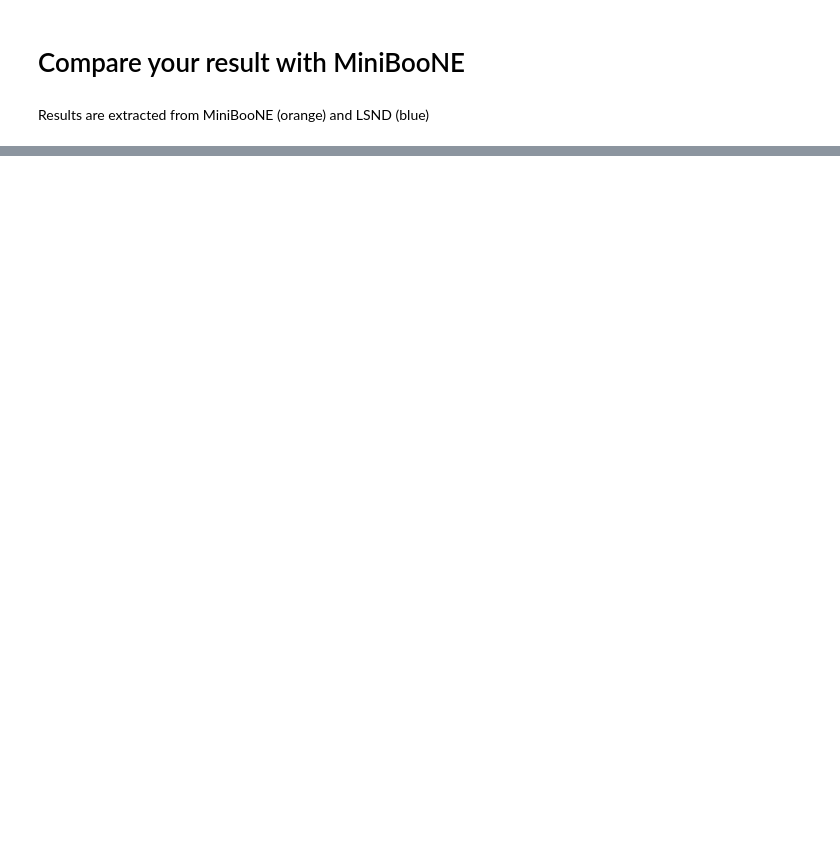
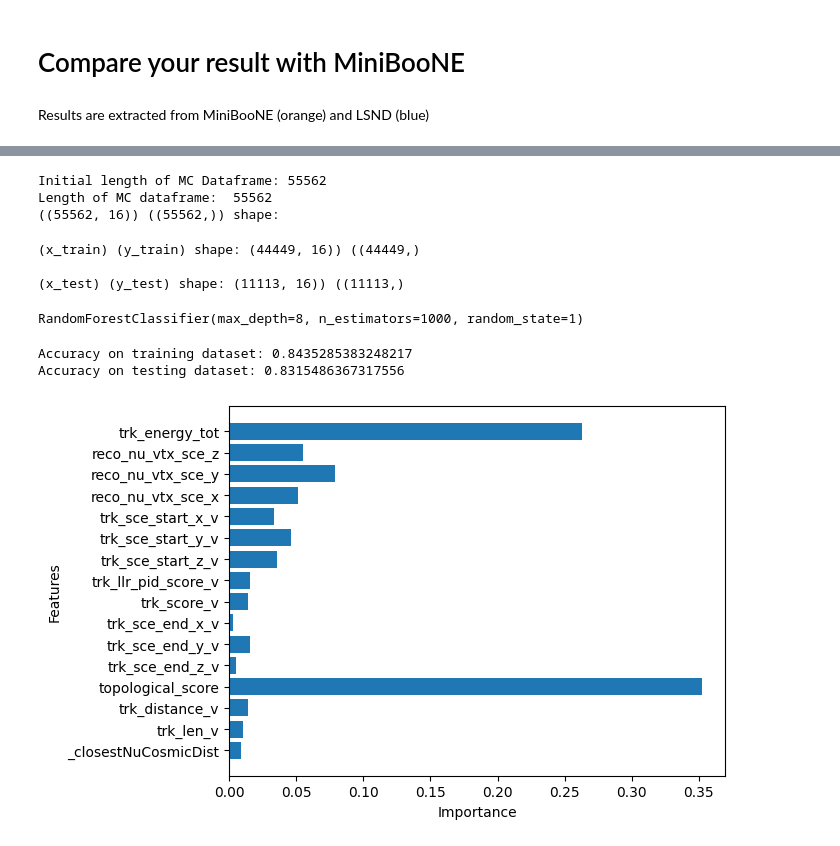
Before and after one commit to fredrikshaw/UOMLabs, a Jupyter notebook: MainAnalysis_template.ipynb, the cells around one changed output, grey strips where cells are left out. Cells and saved outputs as stored; diff of their text form; code cells hidden in the pictures; blank space fills up the shorter version.

```diff
--- a/MainAnalysis_template.ipynb
+++ b/MainAnalysis_template.ipynb
@@ -941,0 +780,80 @@ plt.show()
+# %%
+# Adjust data shape
+features = ['_closestNuCosmicDist', 'trk_len_v', 'trk_distance_v', 'topological_score', 'trk_sce_end_z_v', 'trk_sce_end_y_v', 'trk_sce_end_x_v', 'trk_score_v', 'trk_llr_pid_score_v', 'trk_sce_start_z_v', 'trk_sce_start_y_v', 'trk_sce_start_x_v', 'reco_nu_vtx_sce_x', 'reco_nu_vtx_sce_y', 'reco_nu_vtx_sce_z', 'trk_energy_tot']
+output = ['category']
+
+# Setup new database, NEED MORE VALUES
+MC_EXT_ML = MC_EXT.copy(deep = True)
+MC_EXT_ML = MC_EXT.sample(int(len(MC_EXT)/10))
+
+
+# Remove muon neutrino and electron neutrino events.
+
+print(f'Initial length of MC Dataframe: {len(MC_EXT_ML)}')
+
+# Resetting the index again
+MC_EXT_ML.reset_index(drop=True, inplace=True)
+
+# Print length of dataframe,, with length N
+print("Length of MC dataframe: ", len(MC_EXT_ML))
+
+# Setting up input parameters for random forest.
+X = MC_EXT_ML[features]
+y = np.array(MC_EXT_ML['category'] == 21)
+
+# Display shape of X and y, should be (N, 16) (N) where is number of samples.
+print(f"({np.shape(X)}) ({np.shape(y)}) shape:")
+##print()
+# %% [output]
+Initial length of MC Dataframe: 55562
+Length of MC dataframe:  55562
+((55562, 16)) ((55562,)) shape:
+# %%
+
+# Then split the data up into a "training set" and "test set" using train_test_split.
+# Keep the random_state=1 in your arguments
+x_train, x_test, y_train, y_test = train_test_split(X, y, test_size=0.2, train_size=0.8, random_state=1) # 80/20 training/test split
+
+# Print the shape, should now be
+print(f"\n(x_train) (y_train) shape: {np.shape(x_train)}) ({np.shape(y_train)}")
+print(f"\n(x_test) (y_test) shape: {np.shape(x_test)}) ({np.shape(y_test)}")
+# %% [output]
+(x_train) (y_train) shape: (44449, 16)) ((44449,)
+
+(x_test) (y_test) shape: (11113, 16)) ((11113,)
+# %%
+
+# Produce randomforest classifier model and fit to training data
+# Keep the random_state=1 in your arguments
+rf = RandomForestClassifier(n_estimators=1000, criterion='gini', max_depth=8, random_state=1)
+
+# Fitting takes the input and "truth" data for classification purposes
+rf.fit(x_train, y_train)
+# %% [output]
+RandomForestClassifier(max_depth=8, n_estimators=1000, random_state=1)
+# %%
+
+# Produce predictions for the classification of your training dataset using your model:
+y_pred = rf.predict(x_train)
+
+# plot the accuracies of said predictions
+print("Accuracy on training dataset:",metrics.accuracy_score(y_train, y_pred))
+rf_acc_train = metrics.accuracy_score(y_train, y_pred)
+y_pred = rf.predict(x_test)
+print("Accuracy on testing dataset:",metrics.accuracy_score(y_test, y_pred))
+rf_acc_test = metrics.accuracy_score(y_test, y_pred)
+# %% [output]
+Accuracy on training dataset: 0.8435285383248217
+Accuracy on testing dataset: 0.8315486367317556
+# %%
+# Plot importance
+importance = rf.feature_importances_
+ytix = features
+
+plt.barh(range(16), importance)
+plt.yticks(range(16), features)
+plt.xlabel("Importance")
+plt.ylabel("Features")
+plt.show()
+# %% [output]
+[figure, added]
```
Also changed, not shown: parts of 46 cells of this notebook.
